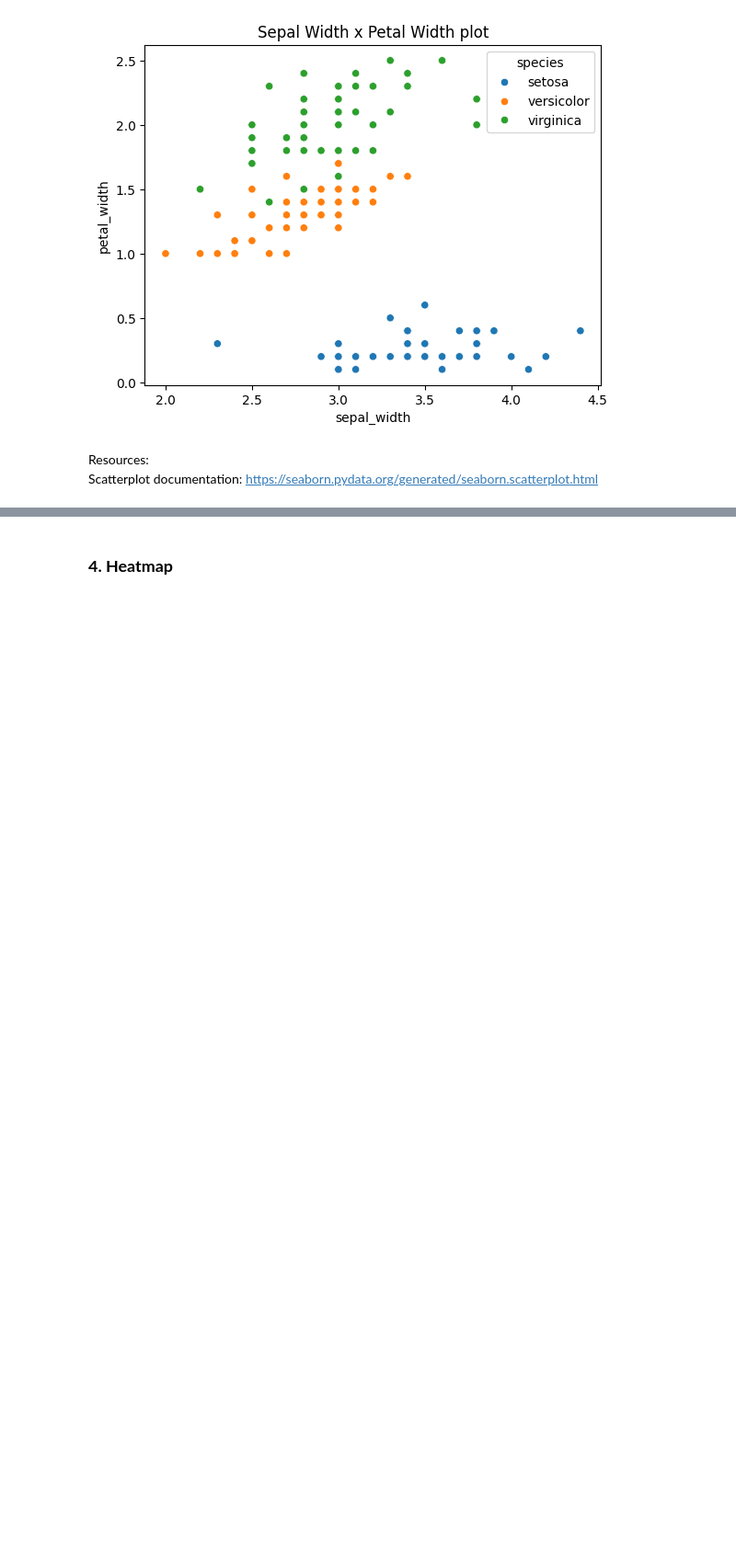
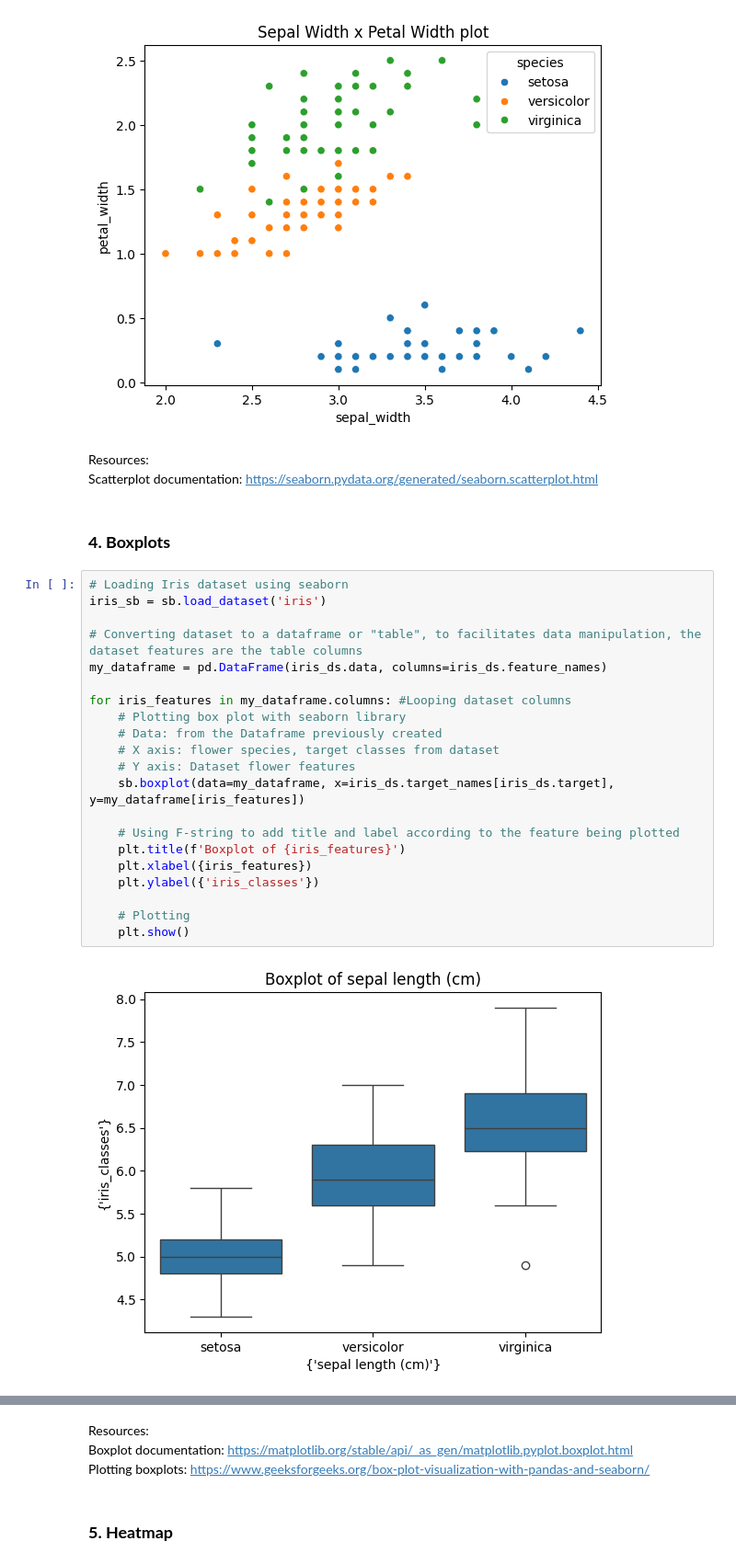
Before and after one commit to vanelyraa/pands-project, a Jupyter notebook: project.ipynb, the cells around one changed output, grey strips where cells are left out. Shown: that part at 92% size. Saved outputs shown, nothing was run; the diff lists cells and outputs as text; blank space fills up the shorter version.

```diff
--- a/project.ipynb
+++ b/project.ipynb
@@ -116,3 +116,28 @@ plt.show()
 # %% [markdown]
 Resources:
 Scatterplot documentation: https://seaborn.pydata.org/generated/seaborn.scatterplot.html
+# %% [markdown]
+### **4. Boxplots**
+# %%
+# Loading Iris dataset using seaborn
+iris_sb = sb.load_dataset('iris')
+
+# Converting dataset to a dataframe or "table", to facilitates data manipulation, the dataset features are the table columns
+my_dataframe = pd.DataFrame(iris_ds.data, columns=iris_ds.feature_names)
+
+for iris_features in my_dataframe.columns: #Looping dataset columns
+    # Plotting box plot with seaborn library
+    # Data: from the Dataframe previously created
+    # X axis: flower species, target classes from dataset
+    # Y axis: Dataset flower features
+    sb.boxplot(data=my_dataframe, x=iris_ds.target_names[iris_ds.target], y=my_dataframe[iris_features])
+
+    # Using F-string to add title and label according to the feature being plotted
+    plt.title(f'Boxplot of {iris_features}')
+    plt.xlabel({iris_features})
+    plt.ylabel({'iris_classes'})
+
+    # Plotting
+    plt.show()
+# %% [output]
+[figure, added]
@@ -119,3 +147,7 @@ Scatterplot documentation: https://seaborn.pydata.org/generated/seaborn.scatterp
+# %% [markdown]
+Resources:
+Boxplot documentation: https://matplotlib.org/stable/api/_as_gen/matplotlib.pyplot.boxplot.html
+Plotting boxplots: https://www.geeksforgeeks.org/box-plot-visualization-with-pandas-and-seaborn/
 # %% [markdown]
-### **4. Heatmap**
+### **5. Heatmap**
 # %%
```
Also changed, not shown: parts of 10 cells of this notebook.
